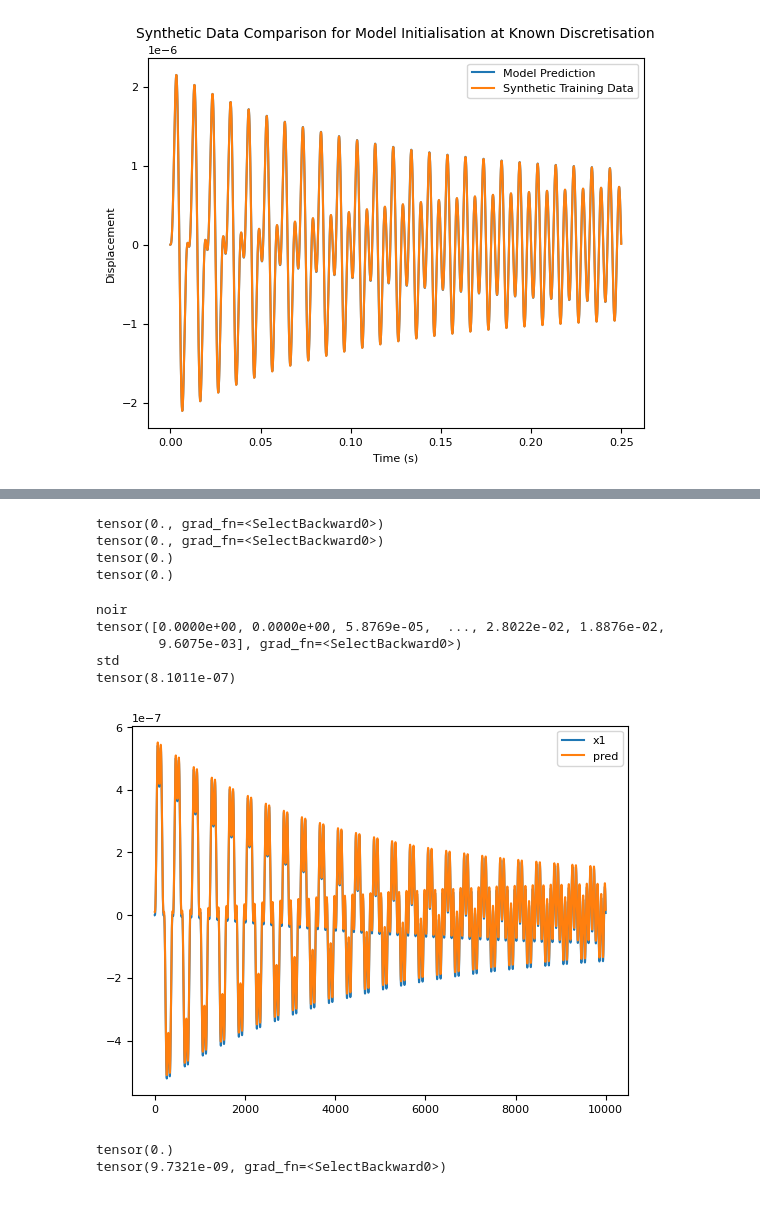
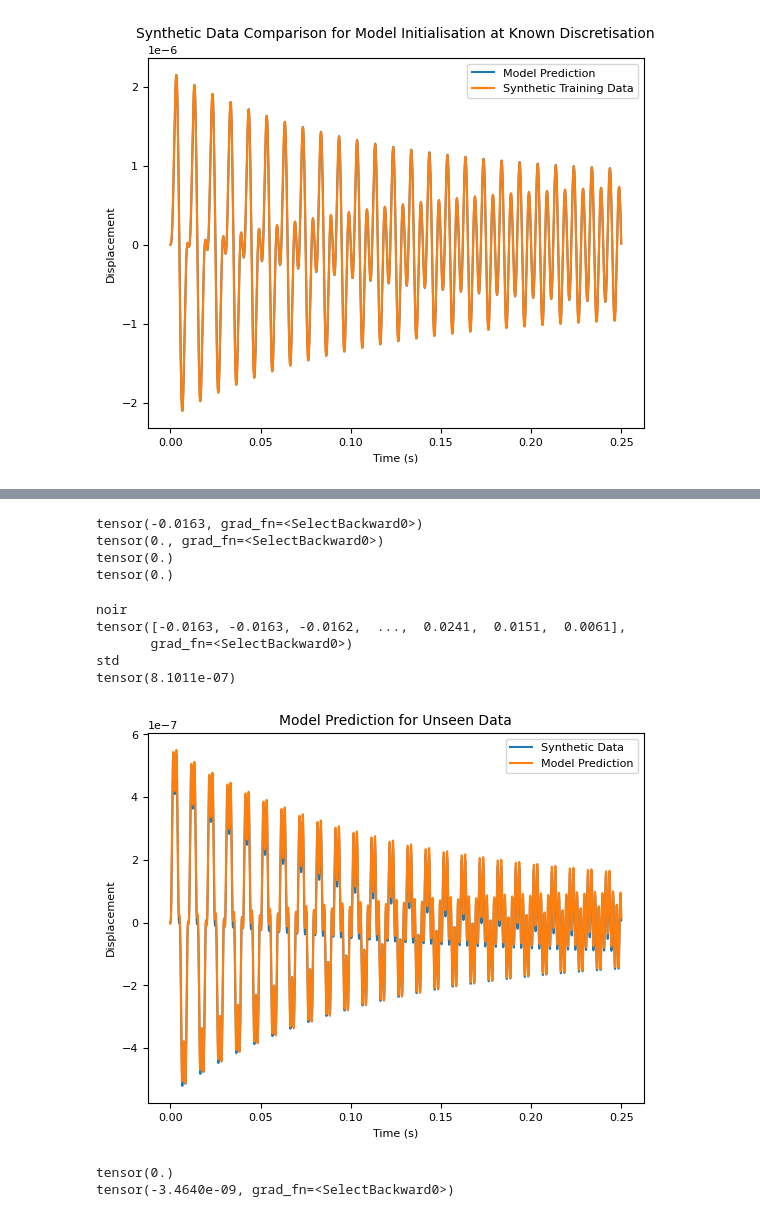
Before and after one commit to megwats/NARX-MSD, a Jupyter notebook: 1-2-neuron-narx/2_neuron_narx_batch.ipynb, the cells around one changed output, grey strips where cells are left out. Drawn from its saved outputs; the diff is of its cells as text; code cells hidden in the pictures.

Commit message:
2 neuron narx batch ready to rumble :) figures and data saved

```diff
--- a/1-2-neuron-narx/2_neuron_narx_batch.ipynb
+++ b/1-2-neuron-narx/2_neuron_narx_batch.ipynb
@@ -252,4 +256,4 @@ x tensor([0.0000e+00, 0.0000e+00, 1.9632e-11,  ..., 5.7095e-08, 3.3124e-08,
 # %%
-train_model(model, optimizer, x_train_norm[:4000],v_train_norm[:4000], u_train_norm[:4000], exit = 6.9e-9,epochs=1000000)
+train_model(model, optimizer, x_train_norm[:4000],v_train_norm[:4000], u_train_norm[:4000], exit = 7e-9,epochs=1000000)
 # prediction_loop(model, x_train, f_train
 # %% [output]
@@ -304,6 +303,9 @@ tensor([0.0000e+00, 0.0000e+00, 4.9037e-11,  ..., 2.1844e-08, 1.4485e-08,
 # %%
 u1_norm, u1_mean, u1_std = zscore_normalize(u1)
-test_pred = model(u1_norm)
+x1_norm , x1_mean, x1_std = zscore_normalize(x1)
+v1_norm , v1_mean, v1_std = zscore_normalize(v1)
+x01_norm = torch.tensor([x1_norm[0],v1_norm[0]],dtype=torch.float32)
+test_pred = model(u1_norm, x01_norm)
 
 print(test_pred[0])
 print(model(u1)[0])
@@ -311,26 +313,38 @@ print(u1[0])
 print(u1_norm[0])
 # test_pred = zscore_denormalize(test_pred, x_mean,x_std)
 # %% [output]
-tensor(0., grad_fn=<SelectBackward0>)
+tensor(-0.0163, grad_fn=<SelectBackward0>)
 tensor(0., grad_fn=<SelectBackward0>)
 tensor(0.)
 tensor(0.)
 # %%
 test_pred = zscore_denormalize(test_pred, x_mean,x_std)
-plt.plot(x1, label = 'x1')
-plt.plot(test_pred.detach(), label = 'pred')
+plt.plot(t, x1, label = 'Synthetic Data')
+plt.plot(t, test_pred.detach(), label = 'Model Prediction')
 plt.legend()
+
+plt.title("Model Prediction for Unseen Data")
+plt.xlabel("Time (s)")          # x‑axis label
+plt.ylabel("Displacement")
 plt.show()
 
+data = [['time'],t.numpy(),['synthetic x'], x1,['model after train unseen'], test_pred]
+
+filename = f'Data/4-2neuronnarx-batch-unseen-data.txt'
+
+tstr = '\t'.join(str(x) for lst in data for x in lst)
+
+with open(filename, "w") as f:
+  f.write(tstr)
 
 print(x1[0])
 print( test_pred[0])
 # %% [output]
 noir
-tensor([0.0000e+00, 0.0000e+00, 5.8769e-05,  ..., 2.8022e-02, 1.8876e-02,
-        9.6075e-03], grad_fn=<SelectBackward0>)
+tensor([-0.0163, -0.0163, -0.0162,  ...,  0.0241,  0.0151,  0.0061],
+       grad_fn=<SelectBackward0>)
 std
 tensor(8.1011e-07)
-[figure, old version]
+[figure, new version]
 tensor(0.)
-tensor(9.7321e-09, grad_fn=<SelectBackward0>)
+tensor(-3.4640e-09, grad_fn=<SelectBackward0>)
```
Also changed, not shown: parts of 6 cells of this notebook, 2 other files.
